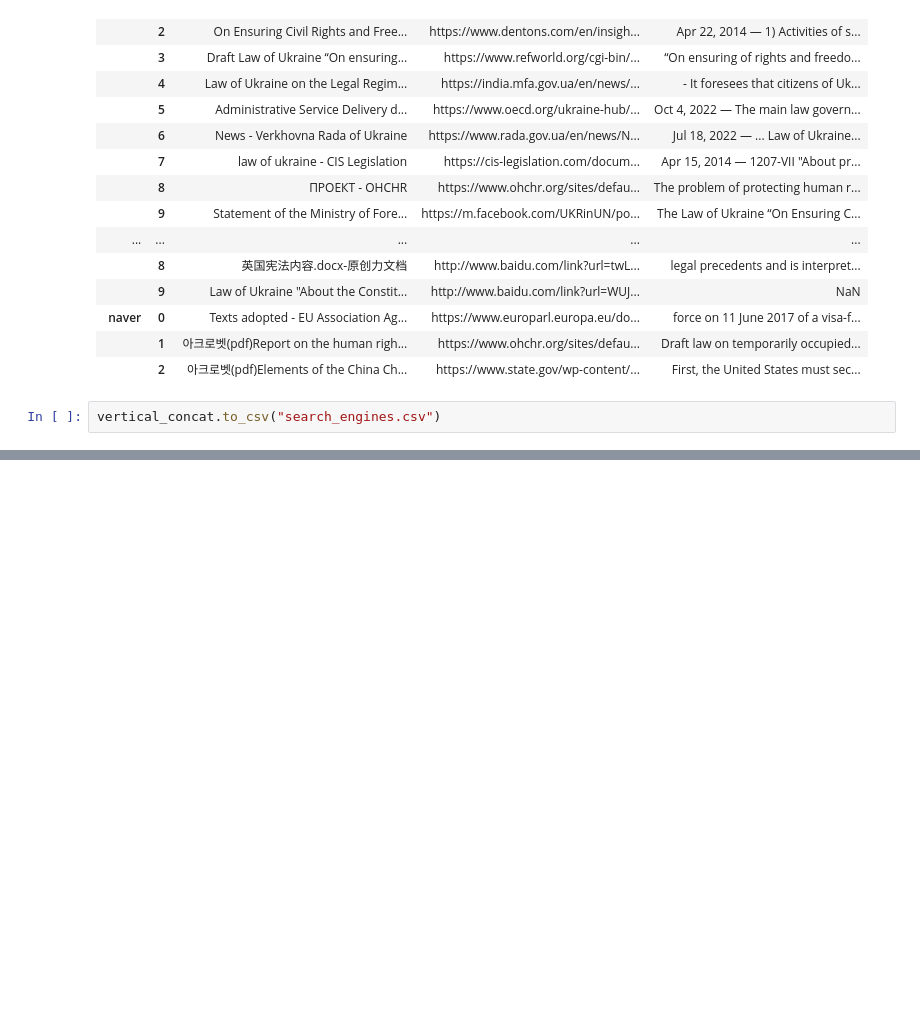
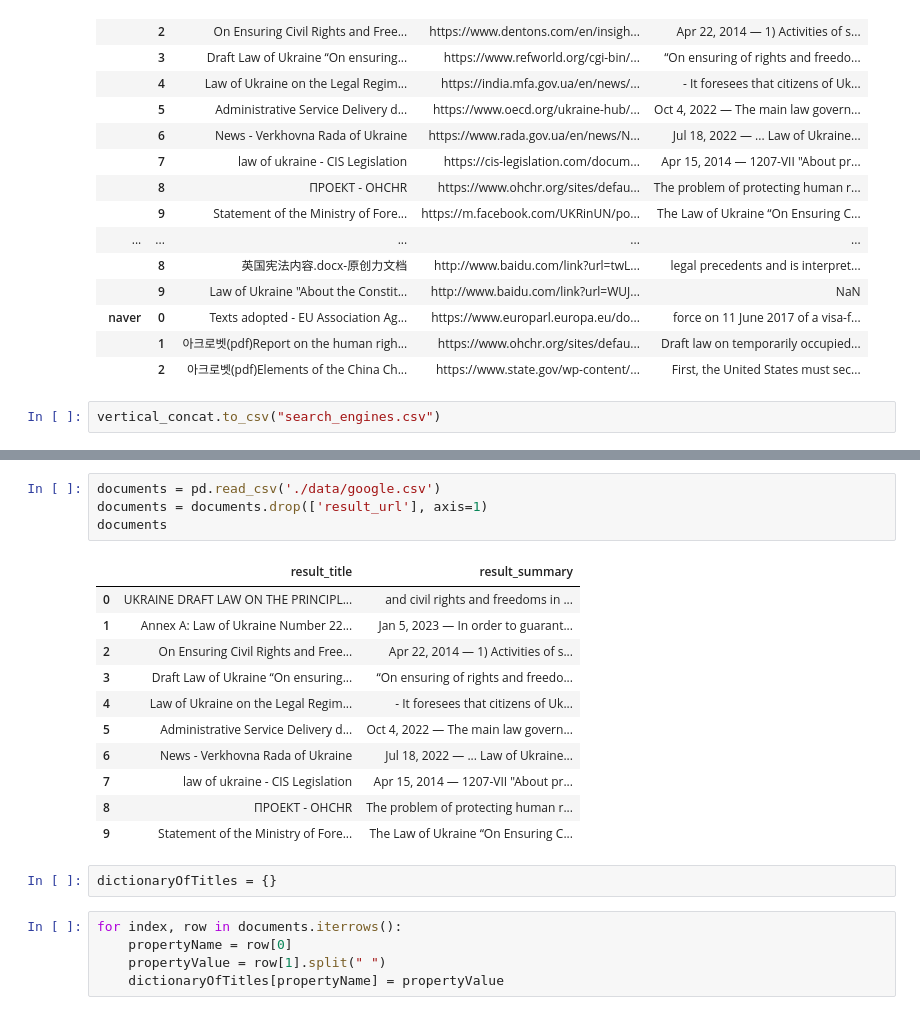
Before and after one commit to viktor-shevchuk-dev/information-modeling-and-management, a Jupyter notebook: index.ipynb, the cells around one changed output, grey strips where cells are left out. Saved outputs shown, nothing was run; the diff lists cells and outputs as text; blank space fills up the shorter version.

```diff
--- a/index.ipynb
+++ b/index.ipynb
@@ -98,0 +309,23 @@ vertical_concat.to_csv("search_engines.csv")
+# %%
+documents = pd.read_csv('./data/google.csv')
+documents = documents.drop(['result_url'], axis=1)
+documents
+# %% [output]
+|  | result_title | result_summary |
+| 0 | UKRAINE DRAFT LAW ON THE PRINCIPL... | and civil rights and freedoms in ... |
+| 1 | Annex A: Law of Ukraine Number 22... | Jan 5, 2023 — In order to guarant... |
+| 2 | On Ensuring Civil Rights and Free... | Apr 22, 2014 — 1) Activities of s... |
+| 3 | Draft Law of Ukraine “On ensuring... | “On ensuring of rights and freedo... |
+| 4 | Law of Ukraine on the Legal Regim... | - It foresees that citizens of Uk... |
+| 5 | Administrative Service Delivery d... | Oct 4, 2022 — The main law govern... |
+| 6 | News - Verkhovna Rada of Ukraine | Jul 18, 2022 — ... Law of Ukraine... |
+| 7 | law of ukraine - CIS Legislation | Apr 15, 2014 — 1207-VII "About pr... |
+| 8 | ПРОЕКТ - OHCHR | The problem of protecting human r... |
+| 9 | Statement of the Ministry of Fore... | The Law of Ukraine “On Ensuring C... |
+# %%
+dictionaryOfTitles = {}
+# %%
+for index, row in documents.iterrows():
+    propertyName = row[0]
+    propertyValue = row[1].split(" ")
+    dictionaryOfTitles[propertyName] = propertyValue
```
Also changed, not shown: parts of 24 cells of this notebook, 4 other files.
